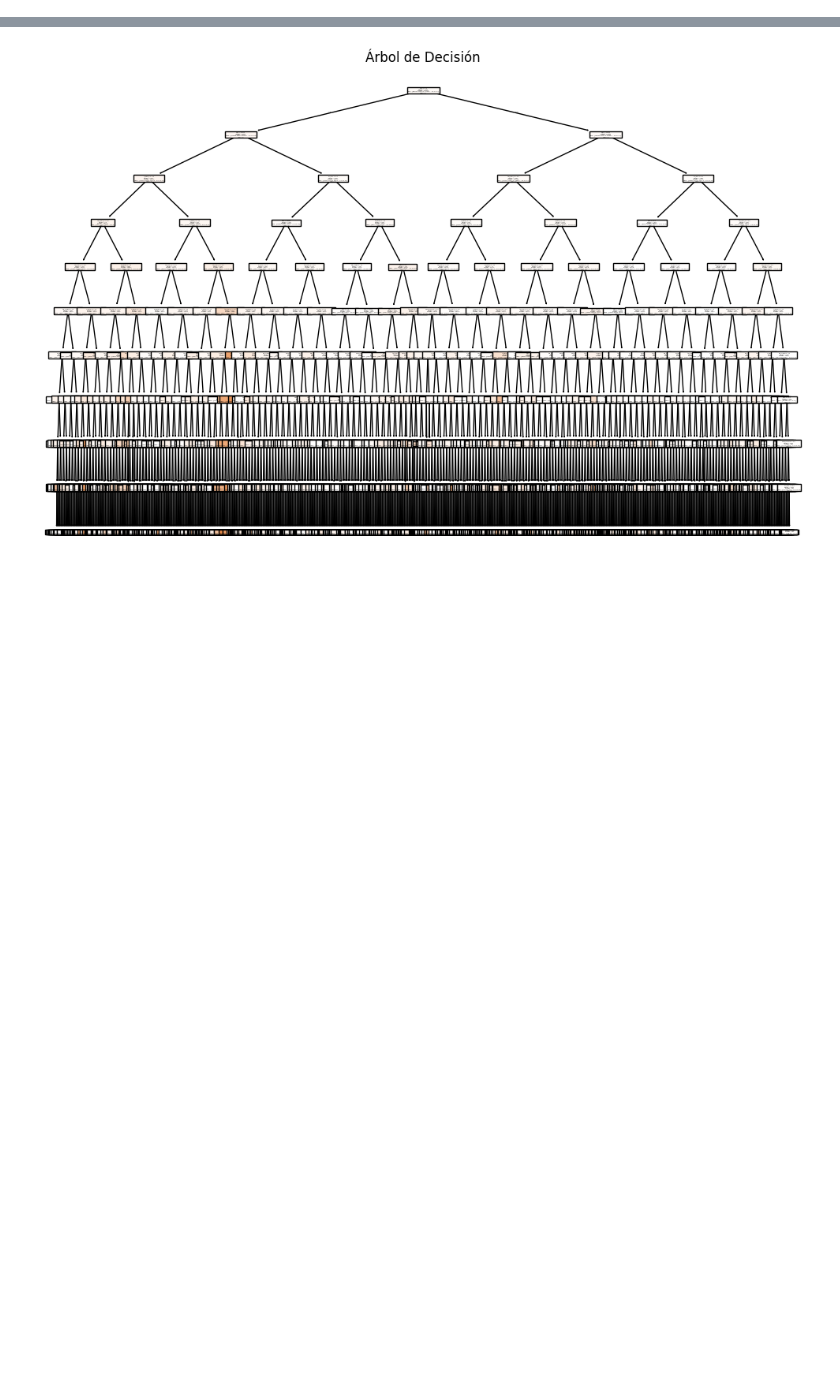
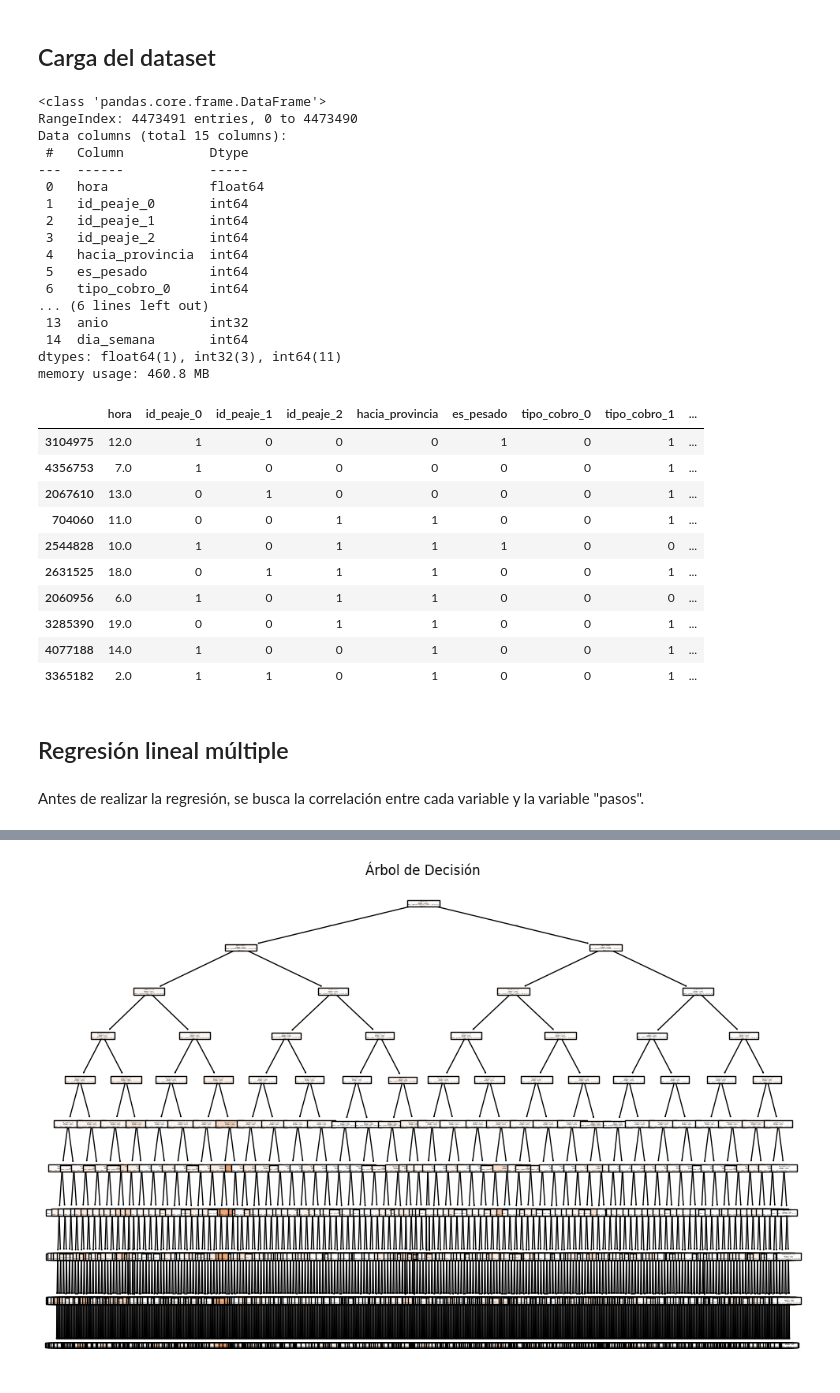
Before and after one commit to GuadiAguilera/TP_CDD, a Jupyter notebook: G13_Trabajo_Practico_Entrega_3.ipynb, the cells around one changed output, grey strips where cells are left out. Cells and saved outputs as stored; diff of their text form; code cells hidden in the pictures; blank space fills up the shorter version.

```diff
--- a/G13_Trabajo_Practico_Entrega_3.ipynb
+++ b/G13_Trabajo_Practico_Entrega_3.ipynb
@@ -290,0 +51,34 @@ Error Absoluto Medio Porcentual (MAPE): 2117.8977341785094
+# %%
+def encode_columns(dataset):
+    """
+    Codifica las columnas del dataset que tienen variables cualitativas.
+    """
+
+    dataset = dataset.copy()
+
+    # Se codifica la categoría día de la semana con label encoding (codificación de etiquetas)
+    # Se toma esta decisión porque la variable es ordinal
+    day_encoding = {
+        'Lunes': 0,
+        'Martes': 1,
+        'Miercoles': 2,
+        'Jueves': 3,
+        'Viernes': 4,
+        'Sabado': 5,
+        'Domingo': 6
+    }
+
+    dataset['dia_semana'] = dataset['dia'].map(day_encoding)
+    dataset.drop("dia", axis=1, inplace=True)
+
+    # Se codifica el resto de las variables categóricas con binary encoding (codificación binaria)
+    binary_encoder = ce.BinaryEncoder(cols=["id_peaje", "sentido", "tipo_vehiculo", "tipo_cobro"])
+    dataset = binary_encoder.fit_transform(dataset)
+    # Eliminamos las columnas sentido_1 y tipo_vehiculo_1 porque no aportan información
+    dataset.drop(["sentido_1", "tipo_vehiculo_1"], axis=1, inplace=True)
+
+    # Cambiarle el nombre a las columnas sentido y tipo_vehículo para saber qué significa cada valor
+    dataset.rename(columns={'sentido_0': 'hacia_provincia'}, inplace=True)
+    dataset.rename(columns={'tipo_vehiculo_0': 'es_pesado'}, inplace=True)
+
+    return dataset
@@ -290,0 +152,40 @@ Error Absoluto Medio Porcentual (MAPE): 2117.8977341785094
+# %% [markdown]
+## Carga del dataset
+# %%
+dataset_original = prepare_dataset("clean_data.csv")
+dataset = encode_columns(dataset_original)
+dataset.info()
+dataset.sample(10)
+# %% [output]
+<class 'pandas.core.frame.DataFrame'>
+RangeIndex: 4473491 entries, 0 to 4473490
+Data columns (total 15 columns):
+ #   Column           Dtype
+---  ------           -----
+ 0   hora             float64
+ 1   id_peaje_0       int64
+ 2   id_peaje_1       int64
+ 3   id_peaje_2       int64
+ 4   hacia_provincia  int64
+ 5   es_pesado        int64
+ 6   tipo_cobro_0     int64
+... (6 lines left out)
+ 13  anio             int32
+ 14  dia_semana       int64
+dtypes: float64(1), int32(3), int64(11)
+memory usage: 460.8 MB
+|  | hora | id_peaje_0 | id_peaje_1 | id_peaje_2 | hacia_provincia | es_pesado | tipo_cobro_0 | tipo_cobro_1 | ... |
+| 3104975 | 12.0 | 1 | 0 | 0 | 0 | 1 | 0 | 1 | ... |
+| 4356753 | 7.0 | 1 | 0 | 0 | 0 | 0 | 0 | 1 | ... |
+| 2067610 | 13.0 | 0 | 1 | 0 | 0 | 0 | 0 | 1 | ... |
+| 704060 | 11.0 | 0 | 0 | 1 | 1 | 0 | 0 | 1 | ... |
+| 2544828 | 10.0 | 1 | 0 | 1 | 1 | 1 | 0 | 0 | ... |
+| 2631525 | 18.0 | 0 | 1 | 1 | 1 | 0 | 0 | 1 | ... |
+| 2060956 | 6.0 | 1 | 0 | 1 | 1 | 0 | 0 | 0 | ... |
+| 3285390 | 19.0 | 0 | 0 | 1 | 1 | 0 | 0 | 1 | ... |
+| 4077188 | 14.0 | 1 | 0 | 0 | 1 | 0 | 0 | 1 | ... |
+| 3365182 | 2.0 | 1 | 1 | 0 | 1 | 0 | 0 | 1 | ... |
+# %% [markdown]
+## Regresión lineal múltiple
+# %% [markdown]
+Antes de realizar la regresión, se busca la correlación entre cada variable y la variable "pasos".
```
Also changed, not shown: parts of 39 cells of this notebook.
